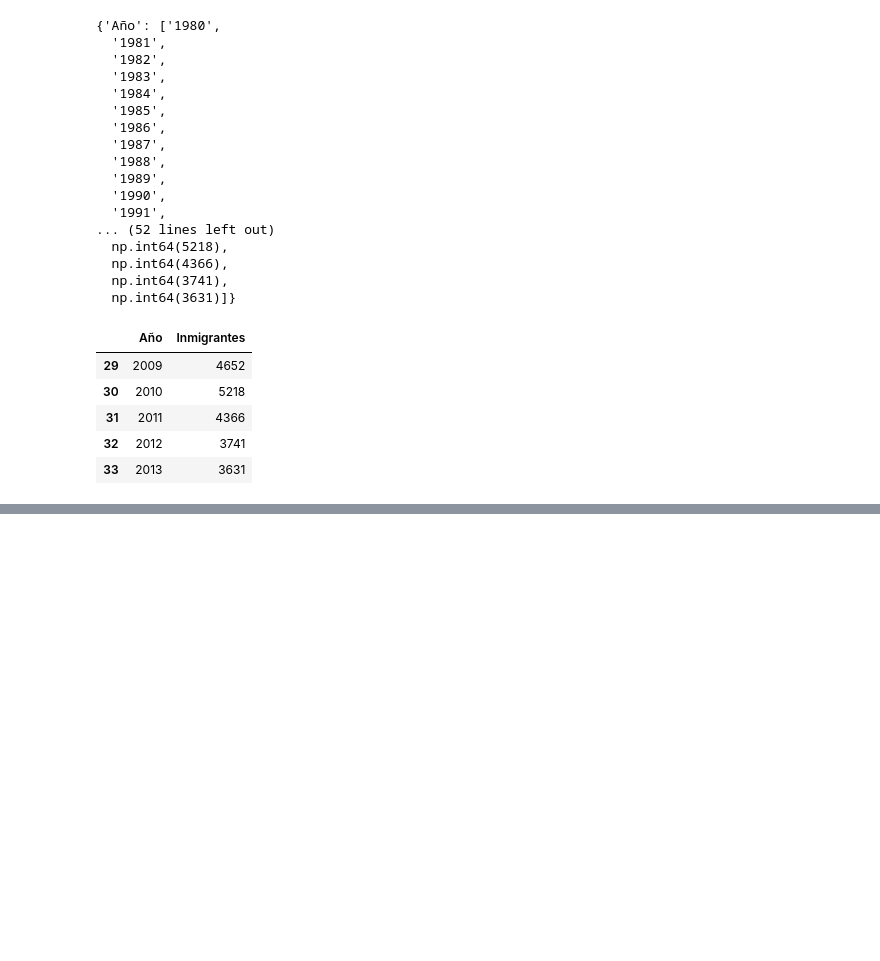
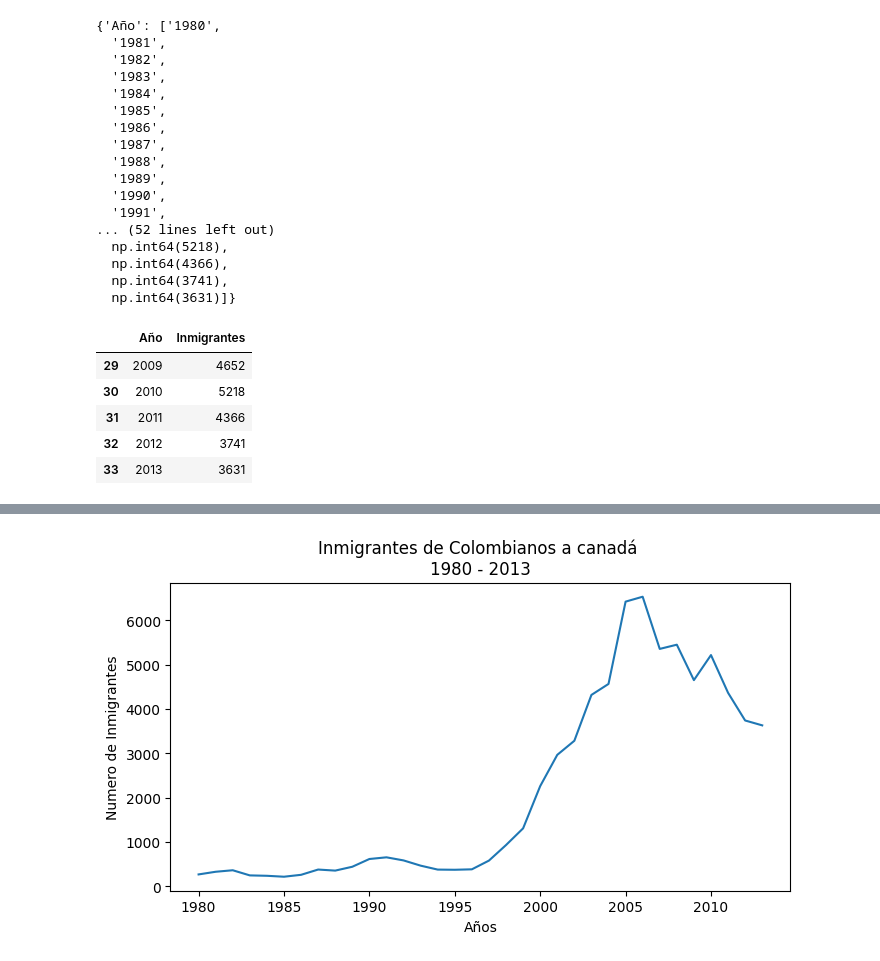
Before and after one commit to MarteDevs/visualizacion-de-datos-con-bibliotecas-de-python, a Jupyter notebook: visualizacion_de_datos_con_python.ipynb, the cells around one changed output, grey strips where cells are left out. Saved outputs shown, nothing was run; the diff lists cells and outputs as text; code cells hidden in the pictures; blank space fills up the shorter version.

```diff
--- a/visualizacion_de_datos_con_python.ipynb
+++ b/visualizacion_de_datos_con_python.ipynb
@@ -139,0 +222,32 @@ datos_col.tail()
+# %%
+# almacenaremos nuestros graficos en variables
+fig, ax = plt.subplots(figsize=(8, 4))
+# plt.subplots(): Esta función crea una figura y un conjunto de subtramas.
+# figsize=(8, 4): Este argumento establece el tamaño de la figura en 8 pulgadas de ancho por 4 pulgadas de alto.
+# fig: Representa la figura completa.
+# ax: Representa los ejes (el área donde se dibujará el gráfico).
+
+ax.plot(datos_col['Año'], datos_col['Inmigrantes'])
+# ax.plot(): Este método traza los datos en los ejes especificados por 'ax'.
+# datos_col['Año']: Utiliza la columna 'Año' del DataFrame datos_col para los valores del eje x.
+# datos_col['Inmigrantes']: Utiliza la columna 'Inmigrantes' del DataFrame datos_col para los valores del eje y.
+
+ax.xaxis.set_major_locator(plt.MultipleLocator(5))
+# ax.xaxis: Accede al eje x de los ejes 'ax'.
+# set_major_locator(): Este método establece la ubicación de las marcas principales en el eje.
+# plt.MultipleLocator(5): Crea un localizador que coloca las marcas principales en múltiplos de 5.
+
+ax.set_title('Inmigrantes de Colombianos a canadá \n1980 - 2013')
+
+ax.set_xlabel('Años')
+# ax.set_xlabel(): Establece la etiqueta del eje x como 'Años'.
+
+ax.set_ylabel('Numero de Inmigrantes')
+# ax.set_ylabel(): Establece la etiqueta del eje y como 'Numero de Inmigrantes'.
+
+plt.show()
+# plt.show(): Muestra la figura con el gráfico generado.
+
+# cuando se quiera observar en tiempo se debe usar un grafico de lineas
+# %% [output]
+[figure, added]
```
Also changed, not shown: parts of 8 cells of this notebook.
